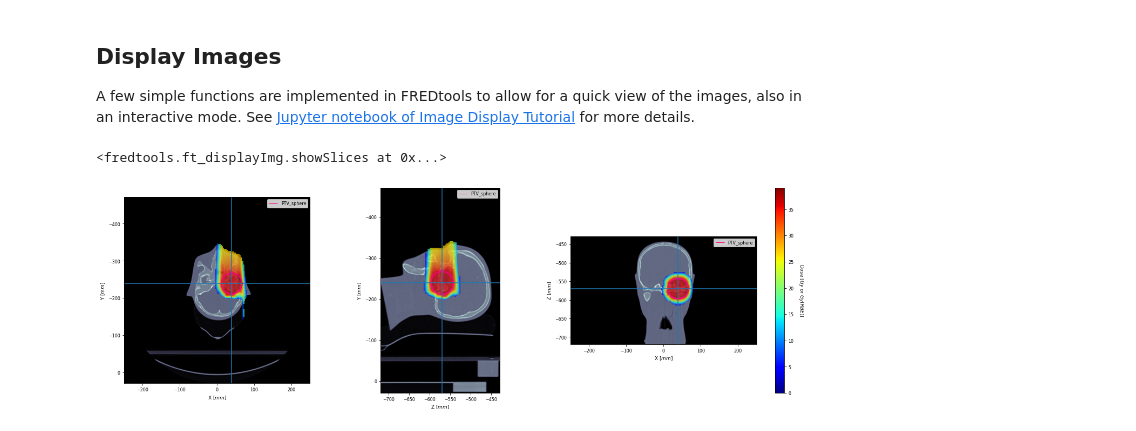
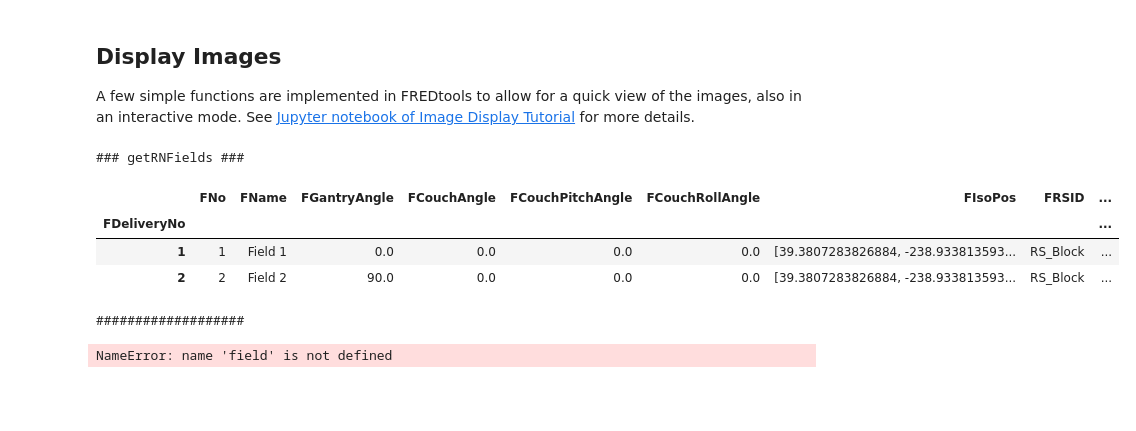
Before and after one commit to jasqs/FREDtools, a Jupyter notebook: examples/FREDtools Tutorial.ipynb, the cells around one changed output. Cells and saved outputs as stored; diff of their text form; code cells hidden in the pictures; blank space fills up the shorter version.

```diff
--- a/examples/FREDtools Tutorial.ipynb
+++ b/examples/FREDtools Tutorial.ipynb
@@ -398,26 +400,35 @@ A few simple functions are implemented in FREDtools to allow for a quick view of
 # %%
 ### read again the dose and the CT images, as well as the plan info
 
 # read dose from RD dicoms for each field
-imgDose=ft.getRD(fileNames['RDfileNames']) # there are two dicoms with dose, so imgDose will be a list of SimpleITK objects
+imgDose = ft.getRD(fileNames["RDfileNames"])  # there are two dicoms with dose, so imgDose will be a list of SimpleITK objects
 
 # get CT from dicoms
-imgCT=ft.getCT(fileNames['CTfileNames'])
+imgCT = ft.getCT(fileNames["CTfileNames"])
 
 # get plan info
-planInfo=ft.getRNInfo(fileNames['RNfileNames'][0])
+planInfo = ft.getRNInfo(fileNames["RNfileNames"][0])
+
+# get fields info
+fieldsInfo =  ft.getRNFields(fileNames["RNfileNames"][0], displayInfo=True)
 
 # # sum dose for images in the list
 # imgDose=ft.sumImg(imgDose, displayInfo=True)
 
 # map PTV roi to CT
-imgROI_PTV=ft.mapStructToImg(imgCT, RSfileName=fileNames['RSfileNames'][0], structName='PTV_sphere')
+imgROI_PTV = ft.mapStructToImg(imgCT, RSfileName=fileNames["RSfileNames"][0], structName="PTV_sphere")
+# %% [output]
+### getRNFields ###
+|  | FNo | FName | FGantryAngle | FCouchAngle | FCouchPitchAngle | FCouchRollAngle | FIsoPos | FRSID | ... |
+| FDeliveryNo |  |  |  |  |  |  |  |  | ... |
+| 1 | 1 | Field 1 | 0.0 | 0.0 | 0.0 | 0.0 | [39.3807283826884, -238.933813593... | RS_Block | ... |
+| 2 | 2 | Field 2 | 90.0 | 0.0 | 0.0 | 0.0 | [39.3807283826884, -238.933813593... | RS_Block | ... |
+###################
 # %%
 # display dose of the field 1 overlapped on the CT
-field=0
-ft.showSlices(imgCT=imgCT, imgDose=imgDose[field], imgROIs=imgROI_PTV, point=planInfo['fieldsIsoPosition'][field], figsize=[21,7], interactive=False)
+fieldNo=1
+ft.showSlices(imgCT=imgCT, imgDose=imgDose[field], imgROIs=imgROI_PTV, point=fieldsInfo.loc[fieldsInfo.FNo==fieldNo, "FIsoPos"].iloc[0], figsize=[21,7], interactive=False)
 # %% [output]
-<fredtools.ft_displayImg.showSlices at 0x...>
+NameError: name 'field' is not defined
-[figure, removed]
 # %%
 # display dose for all fields overlapped on the CT
```
Also changed, not shown: parts of 7 cells of this notebook, 43 other files.
